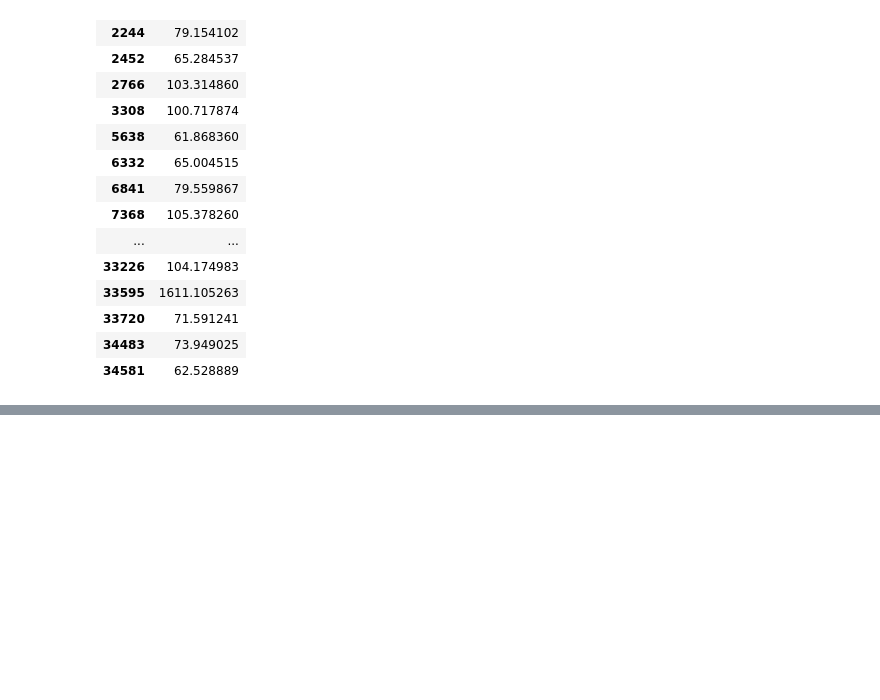
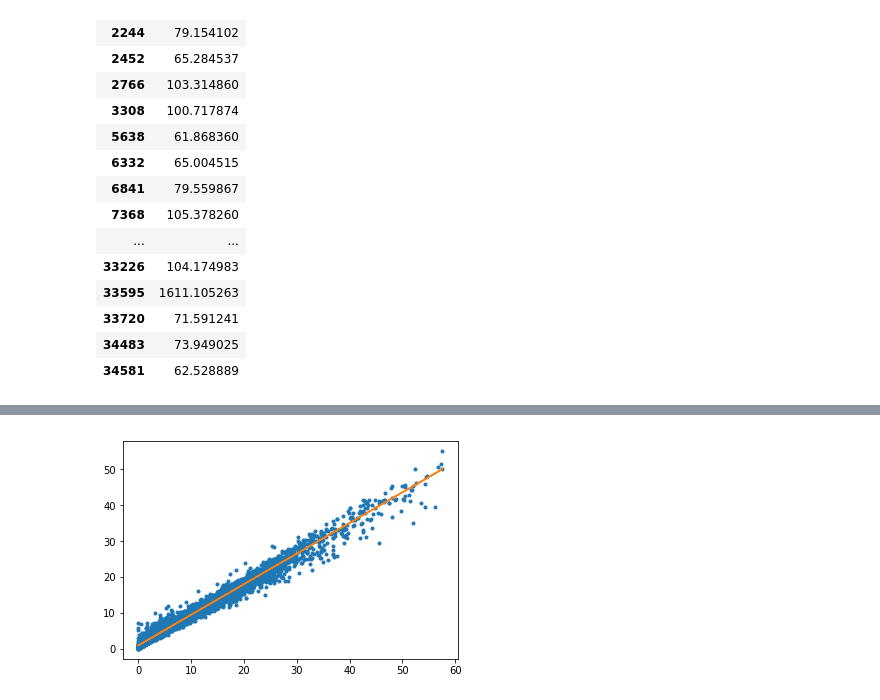
Before and after one commit to olgabane/Insight2019_LibraryProject, a Jupyter notebook: Library_Week3_Notebook5_RFContinuation.ipynb, the cells around one changed output, grey strips where cells are left out. Drawn from its saved outputs; the diff is of its cells as text; code cells hidden in the pictures; blank space fills up the shorter version.

```diff
--- a/Library_Week3_Notebook5_RFContinuation.ipynb
+++ b/Library_Week3_Notebook5_RFContinuation.ipynb
@@ -1269,0 +1301,14 @@ print("Error for Train set: ",rfmodel.score(X_train, y_train))
+# %%
+#Now, try to remove anything 5SD's higher than mean.
+Concat_w_dummies_noNaN_noSpace_ri = Concat_w_dummies_noNaN_noSpace_ri.reset_index(drop = True)
+Location_Detail_DF_noNaN_noSpace_ri = Location_Detail_DF_noNaN_noSpace_ri.reset_index(drop = True)
+
+mean_plus_5xSD = Concat_w_dummies_noNaN_noSpace_ri.Usage.mean() + 5*Concat_w_dummies_noNaN_noSpace_ri.Usage.std()
+OutlierIdx = Concat_w_dummies_noNaN_noSpace_ri[Concat_w_dummies_noNaN_noSpace_ri.Usage > mean_plus_5xSD].index
+print("Number of outliers:", Concat_w_dummies_noNaN_noSpace_ri.loc[OutlierIdx, ['Usage']].shape[0])
+
+Concat_w_dummies_noNaN_noSpace_ri_DropOutliers=Concat_w_dummies_noNaN_noSpace_ri.drop(OutlierIdx)
+Location_Detail_DF_noNaN_noSpace_ri_DropOutliers=Location_Detail_DF_noNaN_noSpace_ri.drop(OutlierIdx)
+
+print(Concat_w_dummies_noNaN_noSpace_ri.shape, Concat_w_dummies_noNaN_noSpace_ri_DropOutliers.shape)
+print(Location_Detail_DF_noNaN_noSpace_ri.shape, Location_Detail_DF_noNaN_noSpace_ri_DropOutliers.shape)
@@ -1269,0 +1413,12 @@ print("Error for Train set: ",rfmodel.score(X_train, y_train))
+# %%
+#Plot df_TEST Usage vs. Prediction:
+# Data
+x = df_TRAIN.iloc[:, 0]
+y = df_TRAIN.iloc[:, 1]
+# Fit with polyfit
+b, m = polyfit(x, y, 1)
+plt.plot(x, y, '.')
+plt.plot(x, b + m * x, '-')
+plt.show()
+# %% [output]
+[figure, added]
```
Also changed, not shown: parts of 9 cells of this notebook.
